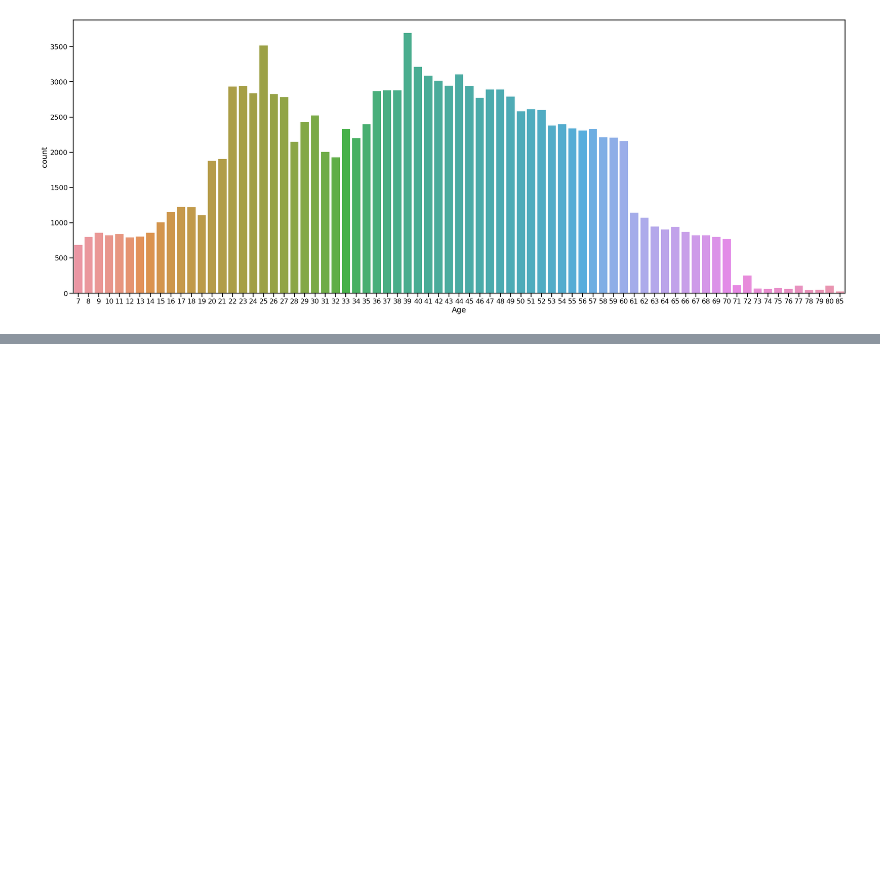
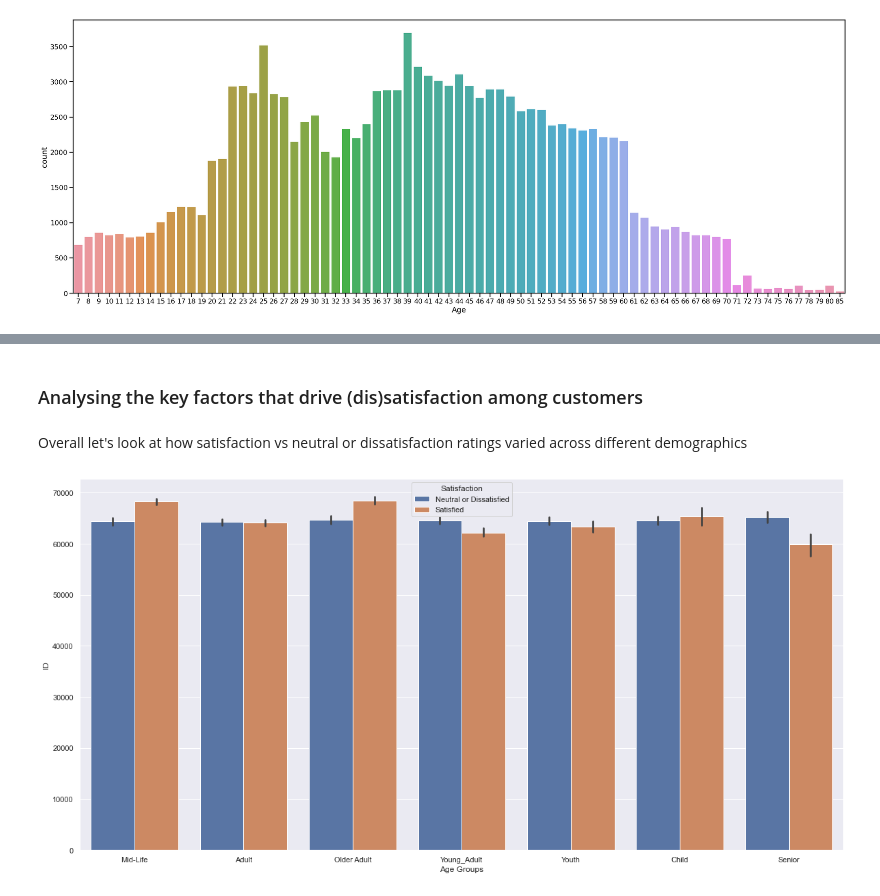
Before and after one commit to kunals94/Final-Project-Data-Science-Programme-Cambridge-University-Flatiron-School, a Jupyter notebook: KSarin_final_project_v1.ipynb, the cells around one changed output, grey strips where cells are left out. Saved outputs shown, nothing was run; the diff lists cells and outputs as text; code cells hidden in the pictures; blank space fills up the shorter version.

```diff
--- a/KSarin_final_project_v1.ipynb
+++ b/KSarin_final_project_v1.ipynb
@@ -212,0 +320,9 @@ plt.gcf().set_size_inches(25, 7)
+# %% [markdown]
+### Analysing the key factors that drive (dis)satisfaction among customers
+# %% [markdown]
+Overall let's look at how satisfaction vs neutral or dissatisfaction ratings varied across different demographics
+# %%
+ax = sns.barplot(x="Age Groups", y="ID", hue="Satisfaction", data=df1)
+plt.show()
+# %% [output]
+[figure, added]
```
Also changed, not shown: parts of 25 cells of this notebook.
